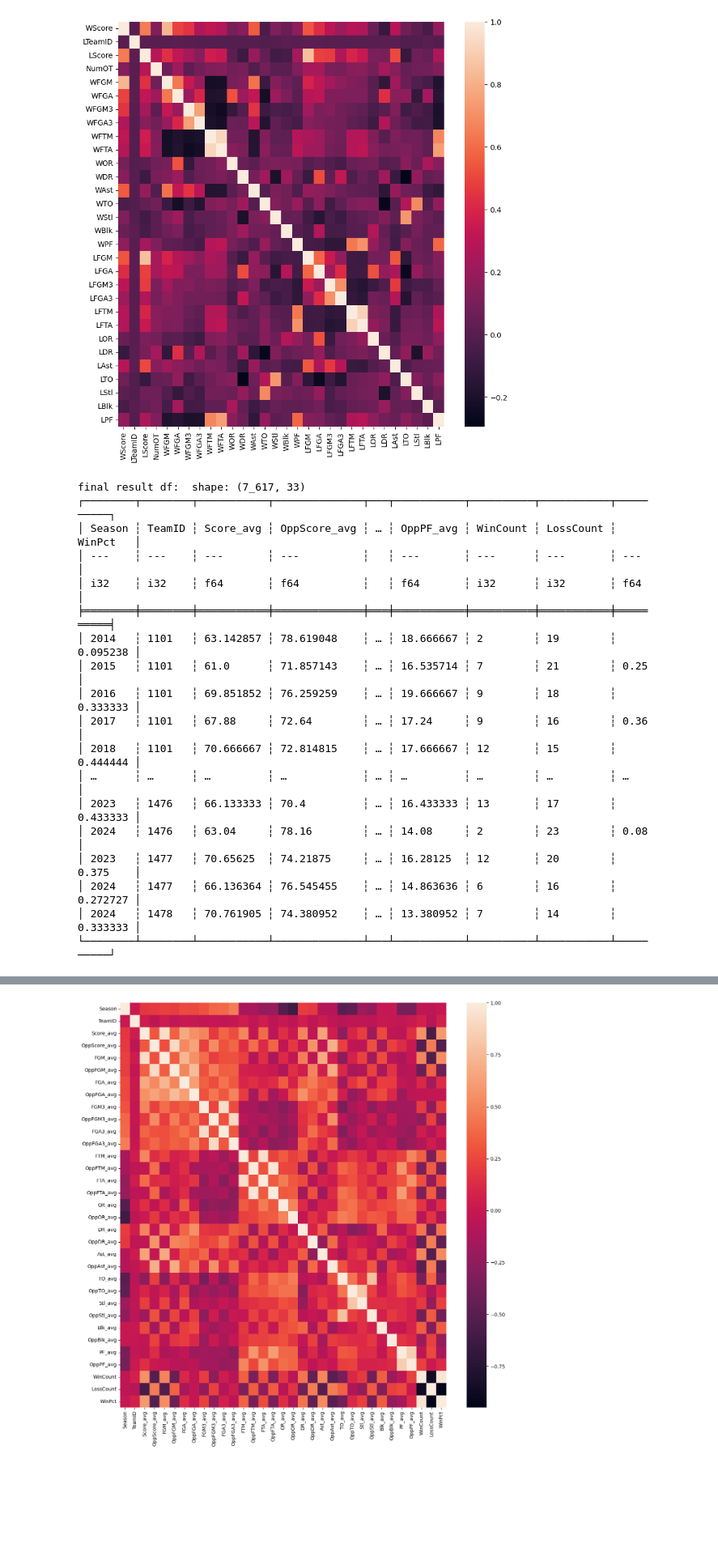
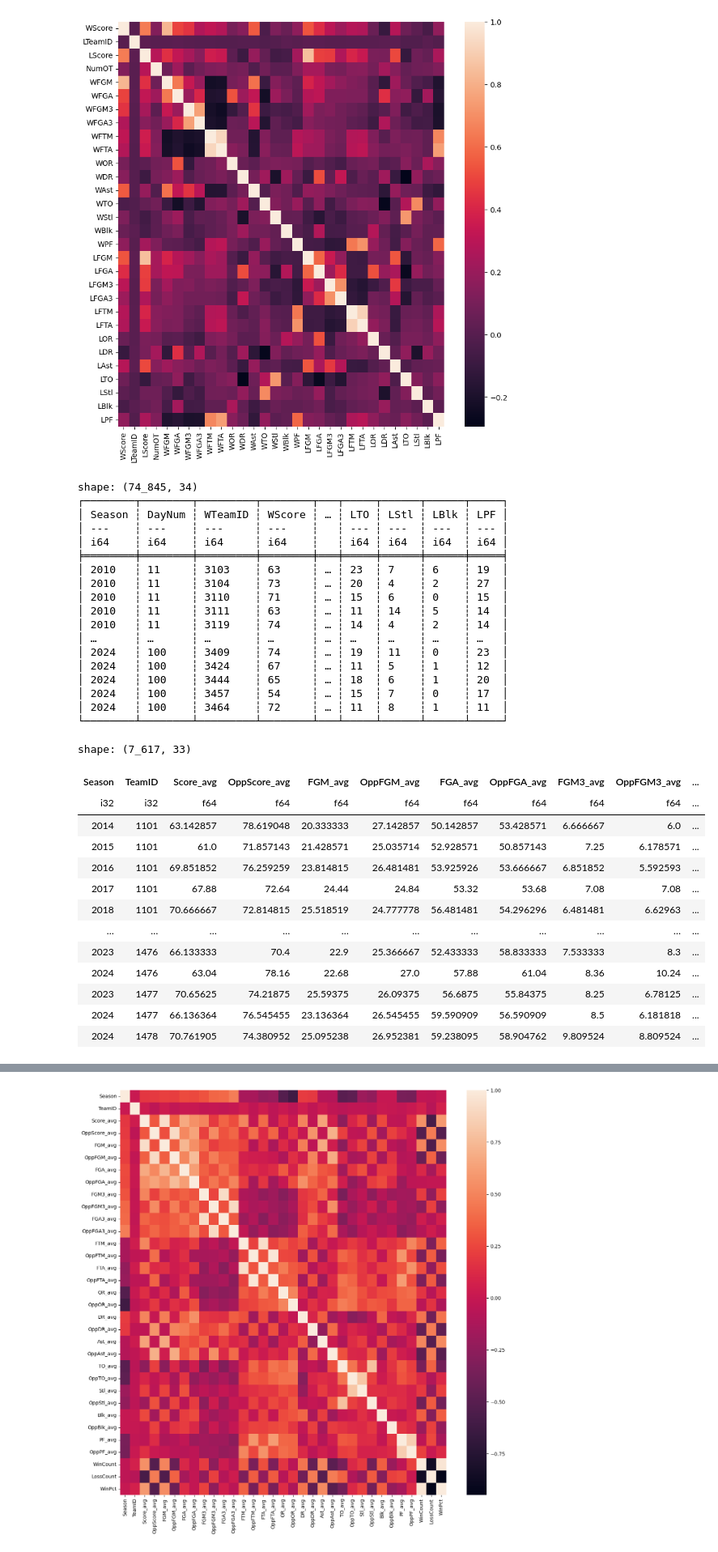
Before and after one commit to nhundo99/march_mania_24, a Jupyter notebook: season_average.ipynb, the cells around one changed output, grey strips where cells are left out. Shown: that part at 81% size. Saved outputs shown, nothing was run; the diff lists cells and outputs as text; code cells hidden in the pictures; blank space fills up the shorter version.

```diff
--- a/season_average.ipynb
+++ b/season_average.ipynb
@@ -315,5 +315,26 @@ sns.heatmap(mRegSeasonResults.select(['WScore','LTeamID','LScore','NumOT','WFGM'
 plt.show()
 # %% [output]
 [figure]
+# %%
+print(wRegSeasonResults)
+# %% [output]
+shape: (74_845, 34)
+┌────────┬────────┬─────────┬────────┬───┬─────┬──────┬──────┬─────┐
+│ Season ┆ DayNum ┆ WTeamID ┆ WScore ┆ … ┆ LTO ┆ LStl ┆ LBlk ┆ LPF │
+│ ---    ┆ ---    ┆ ---     ┆ ---    ┆   ┆ --- ┆ ---  ┆ ---  ┆ --- │
+│ i64    ┆ i64    ┆ i64     ┆ i64    ┆   ┆ i64 ┆ i64  ┆ i64  ┆ i64 │
+╞════════╪════════╪═════════╪════════╪═══╪═════╪══════╪══════╪═════╡
+│ 2010   ┆ 11     ┆ 3103    ┆ 63     ┆ … ┆ 23  ┆ 7    ┆ 6    ┆ 19  │
+│ 2010   ┆ 11     ┆ 3104    ┆ 73     ┆ … ┆ 20  ┆ 4    ┆ 2    ┆ 27  │
+│ 2010   ┆ 11     ┆ 3110    ┆ 71     ┆ … ┆ 15  ┆ 6    ┆ 0    ┆ 15  │
+│ 2010   ┆ 11     ┆ 3111    ┆ 63     ┆ … ┆ 11  ┆ 14   ┆ 5    ┆ 14  │
+│ 2010   ┆ 11     ┆ 3119    ┆ 74     ┆ … ┆ 14  ┆ 4    ┆ 2    ┆ 14  │
+│ …      ┆ …      ┆ …       ┆ …      ┆ … ┆ …   ┆ …    ┆ …    ┆ …   │
+│ 2024   ┆ 100    ┆ 3409    ┆ 74     ┆ … ┆ 19  ┆ 11   ┆ 0    ┆ 23  │
+│ 2024   ┆ 100    ┆ 3424    ┆ 67     ┆ … ┆ 11  ┆ 5    ┆ 1    ┆ 12  │
+│ 2024   ┆ 100    ┆ 3444    ┆ 65     ┆ … ┆ 18  ┆ 6    ┆ 1    ┆ 20  │
+│ 2024   ┆ 100    ┆ 3457    ┆ 54     ┆ … ┆ 15  ┆ 7    ┆ 0    ┆ 17  │
+│ 2024   ┆ 100    ┆ 3464    ┆ 72     ┆ … ┆ 11  ┆ 8    ┆ 1    ┆ 11  │
+└────────┴────────┴─────────┴────────┴───┴─────┴──────┴──────┴─────┘
 # %%
 # make a df for each team with the season averages
@@ -420,23 +447,20 @@ def season_avg_df(raw_df):
 
     return final_result
 # %%
-season_averages = season_avg_df(mRegSeasonResults)
+mSeason_averages = season_avg_df(mRegSeasonResults, 'm')
+mSeason_averages
 # %% [output]
-final result df:  shape: (7_617, 33)
-┌────────┬────────┬───────────┬──────────────┬───┬───────────┬──────────┬───────────┬──────────┐
-│ Season ┆ TeamID ┆ Score_avg ┆ OppScore_avg ┆ … ┆ OppPF_avg ┆ WinCount ┆ LossCount ┆ WinPct   │
-│ ---    ┆ ---    ┆ ---       ┆ ---          ┆   ┆ ---       ┆ ---      ┆ ---       ┆ ---      │
-│ i32    ┆ i32    ┆ f64       ┆ f64          ┆   ┆ f64       ┆ i32      ┆ i32       ┆ f64      │
-╞════════╪════════╪═══════════╪══════════════╪═══╪═══════════╪══════════╪═══════════╪══════════╡
-│ 2014   ┆ 1101   ┆ 63.142857 ┆ 78.619048    ┆ … ┆ 18.666667 ┆ 2        ┆ 19        ┆ 0.095238 │
-│ 2015   ┆ 1101   ┆ 61.0      ┆ 71.857143    ┆ … ┆ 16.535714 ┆ 7        ┆ 21        ┆ 0.25     │
-│ 2016   ┆ 1101   ┆ 69.851852 ┆ 76.259259    ┆ … ┆ 19.666667 ┆ 9        ┆ 18        ┆ 0.333333 │
-│ 2017   ┆ 1101   ┆ 67.88     ┆ 72.64        ┆ … ┆ 17.24     ┆ 9        ┆ 16        ┆ 0.36     │
-│ 2018   ┆ 1101   ┆ 70.666667 ┆ 72.814815    ┆ … ┆ 17.666667 ┆ 12       ┆ 15        ┆ 0.444444 │
-│ …      ┆ …      ┆ …         ┆ …            ┆ … ┆ …         ┆ …        ┆ …         ┆ …        │
-│ 2023   ┆ 1476   ┆ 66.133333 ┆ 70.4         ┆ … ┆ 16.433333 ┆ 13       ┆ 17        ┆ 0.433333 │
-│ 2024   ┆ 1476   ┆ 63.04     ┆ 78.16        ┆ … ┆ 14.08     ┆ 2        ┆ 23        ┆ 0.08     │
-│ 2023   ┆ 1477   ┆ 70.65625  ┆ 74.21875     ┆ … ┆ 16.28125  ┆ 12       ┆ 20        ┆ 0.375    │
-│ 2024   ┆ 1477   ┆ 66.136364 ┆ 76.545455    ┆ … ┆ 14.863636 ┆ 6        ┆ 16        ┆ 0.272727 │
-│ 2024   ┆ 1478   ┆ 70.761905 ┆ 74.380952    ┆ … ┆ 13.380952 ┆ 7        ┆ 14        ┆ 0.333333 │
-└────────┴────────┴───────────┴──────────────┴───┴───────────┴──────────┴───────────┴──────────┘
+shape: (7_617, 33)
+| Season | TeamID | Score_avg | OppScore_avg | FGM_avg | OppFGM_avg | FGA_avg | OppFGA_avg | FGM3_avg | OppFGM3_avg | ... |
+| i32 | i32 | f64 | f64 | f64 | f64 | f64 | f64 | f64 | f64 | ... |
+| 2014 | 1101 | 63.142857 | 78.619048 | 20.333333 | 27.142857 | 50.142857 | 53.428571 | 6.666667 | 6.0 | ... |
+| 2015 | 1101 | 61.0 | 71.857143 | 21.428571 | 25.035714 | 52.928571 | 50.857143 | 7.25 | 6.178571 | ... |
+| 2016 | 1101 | 69.851852 | 76.259259 | 23.814815 | 26.481481 | 53.925926 | 53.666667 | 6.851852 | 5.592593 | ... |
+| 2017 | 1101 | 67.88 | 72.64 | 24.44 | 24.84 | 53.32 | 53.68 | 7.08 | 7.08 | ... |
+| 2018 | 1101 | 70.666667 | 72.814815 | 25.518519 | 24.777778 | 56.481481 | 54.296296 | 6.481481 | 6.62963 | ... |
+| … | … | … | … | … | … | … | … | … | … | ... |
+| 2023 | 1476 | 66.133333 | 70.4 | 22.9 | 25.366667 | 52.433333 | 58.833333 | 7.533333 | 8.3 | ... |
+| 2024 | 1476 | 63.04 | 78.16 | 22.68 | 27.0 | 57.88 | 61.04 | 8.36 | 10.24 | ... |
+| 2023 | 1477 | 70.65625 | 74.21875 | 25.59375 | 26.09375 | 56.6875 | 55.84375 | 8.25 | 6.78125 | ... |
+| 2024 | 1477 | 66.136364 | 76.545455 | 23.136364 | 26.545455 | 59.590909 | 56.590909 | 8.5 | 6.181818 | ... |
+| 2024 | 1478 | 70.761905 | 74.380952 | 25.095238 | 26.952381 | 59.238095 | 58.904762 | 9.809524 | 8.809524 | ... |
```
Also changed, not shown: parts of 6 cells of this notebook.
